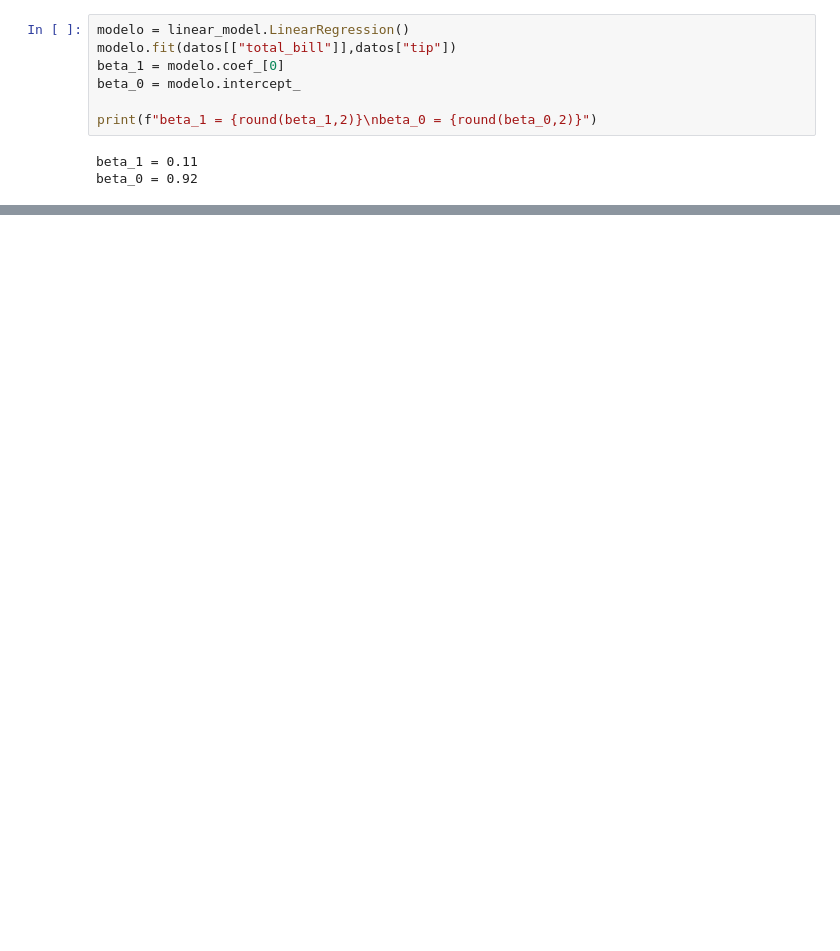
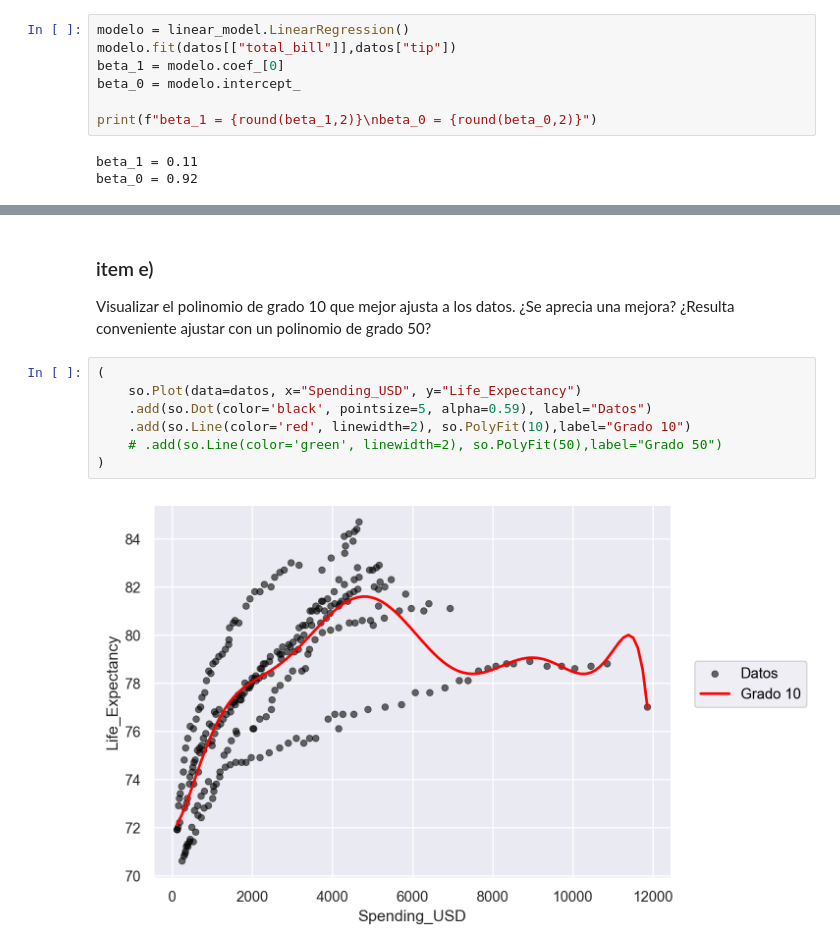
Before and after one commit to Gabrielnm7/Laboratorio-de-Datos1C24, a Jupyter notebook: Practicas/practica4.ipynb, the cells around one changed output, grey strips where cells are left out. Cells and saved outputs as stored; diff of their text form; blank space fills up the shorter version.

```diff
--- a/Practicas/practica4.ipynb
+++ b/Practicas/practica4.ipynb
@@ -457,0 +614,13 @@ Nos enfocaremos en los datos de Japón, nuestra variable predictora será `Spend
+# %% [markdown]
+### item e)
+Visualizar el polinomio de grado 10 que mejor ajusta a los datos. ¿Se aprecia una mejora?
+¿Resulta conveniente ajustar con un polinomio de grado 50?
+# %%
+(
+    so.Plot(data=datos, x="Spending_USD", y="Life_Expectancy")
+    .add(so.Dot(color='black', pointsize=5, alpha=0.59), label="Datos")
+    .add(so.Line(color='red', linewidth=2), so.PolyFit(10),label="Grado 10")
+    # .add(so.Line(color='green', linewidth=2), so.PolyFit(50),label="Grado 50")
+)
+# %% [output]
+[figure, added]
```
Also changed, not shown: parts of 30 cells of this notebook, 2 other files.
